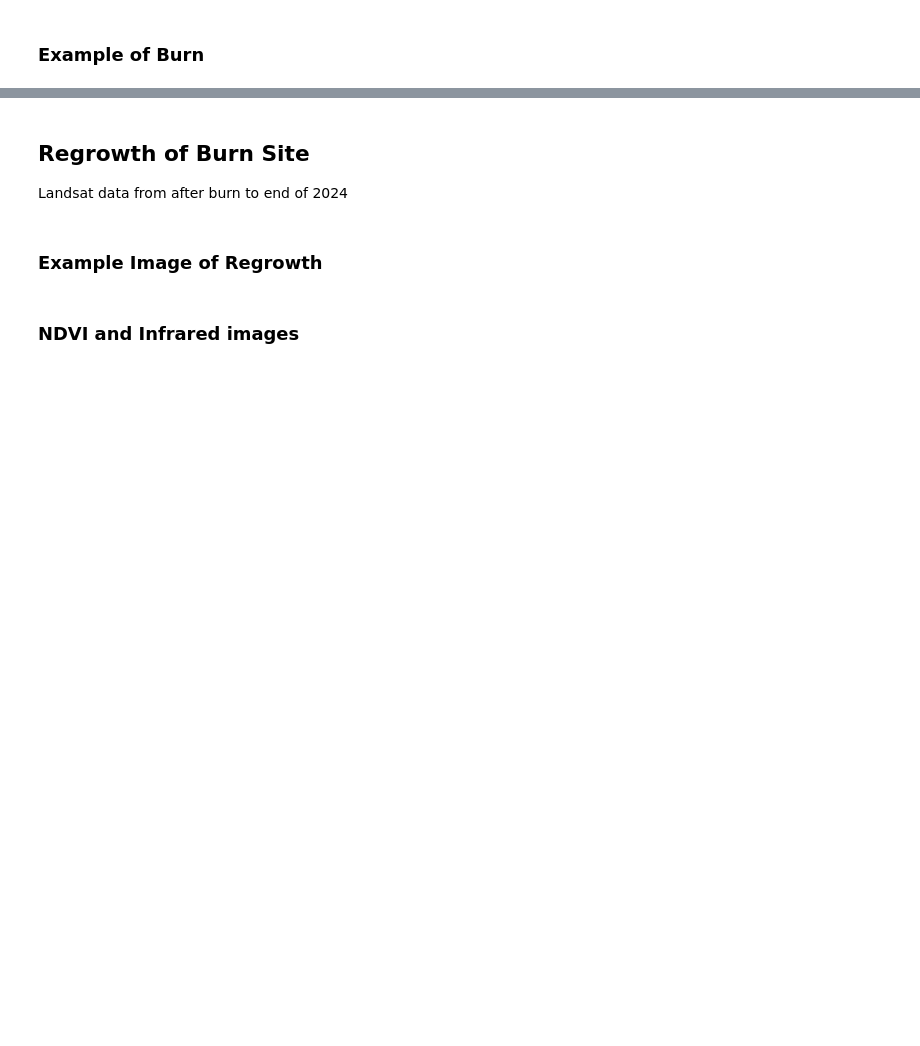
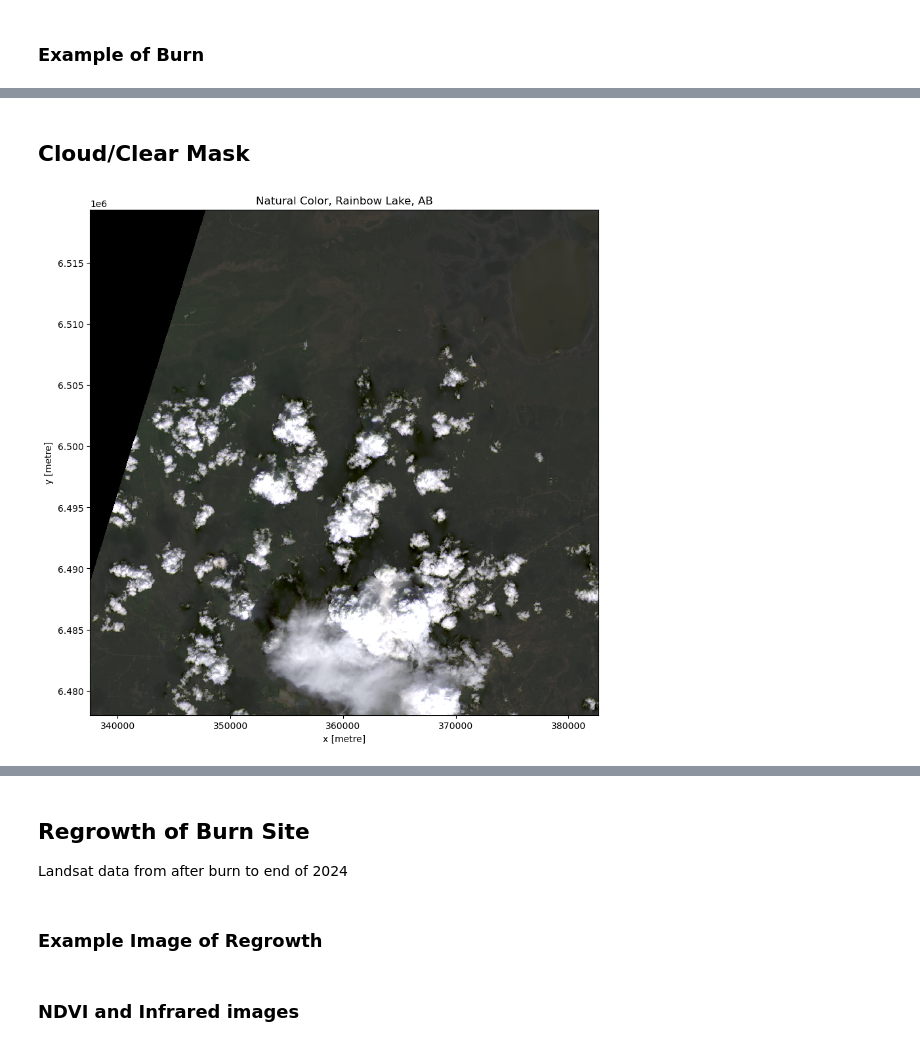
Before and after one commit to chazrdavies/wildfire_vegatiation_monitoring, a Jupyter notebook: wild_fire_analysis.ipynb, the cells around one changed output, grey strips where cells are left out. Saved outputs shown, nothing was run; the diff lists cells and outputs as text; code cells hidden in the pictures; blank space fills up the shorter version.

```diff
--- a/wild_fire_analysis.ipynb
+++ b/wild_fire_analysis.ipynb
@@ -118,0 +122,9 @@ for item in items:
+# %% [markdown]
+## Cloud/Clear Mask
+# %%
+fig, ax = plt.subplots(figsize=(10, 10))
+
+burn_data[4][["red", "green", "blue"]].to_array().plot.imshow(robust=True, ax=ax)
+ax.set_title("Natural Color, Rainbow Lake, AB");
+# %% [output]
+[figure, added]
```
Also changed, not shown: parts of 24 cells of this notebook, 2 other files.
